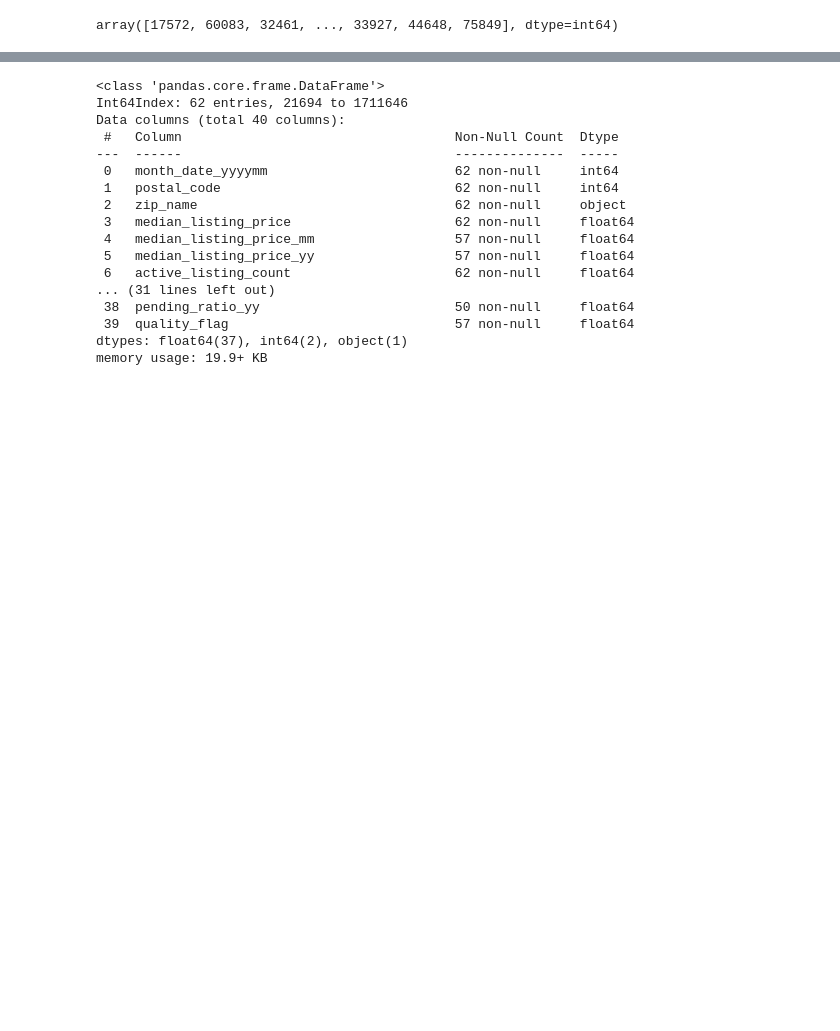
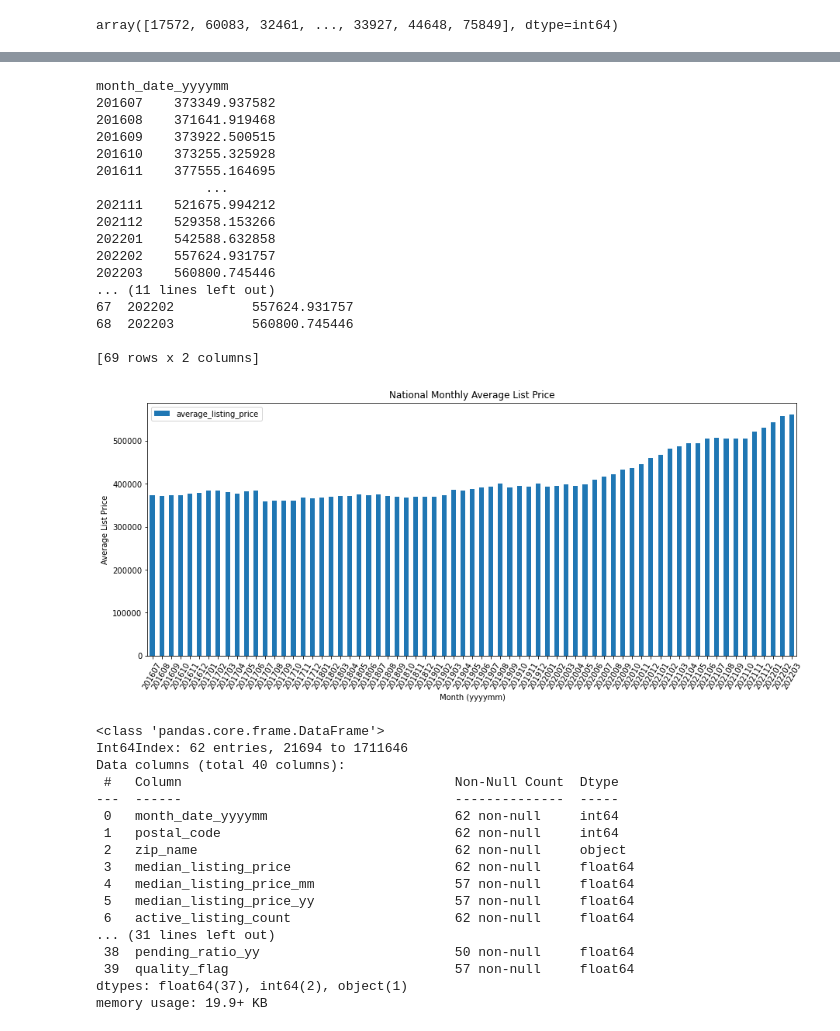
Before and after one commit to heatherkayb/heatherkayb_capstone, a Jupyter notebook: real_estate_capstone.ipynb, the cells around one changed output, grey strips where cells are left out. Cells and saved outputs as stored; diff of their text form; code cells hidden in the pictures; blank space fills up the shorter version.

```diff
--- a/real_estate_capstone.ipynb
+++ b/real_estate_capstone.ipynb
@@ -36,3 +74,39 @@ array([17572, 60083, 32461, ..., 33927, 44648, 75849], dtype=int64)
+# %%
+national_avg_list_price_by_month = inventory_core.groupby('month_date_yyyymm')['average_listing_price'].mean()
+#avg_active_listings_by_month = avg_active_listings_by_month.sort_values(ascending=False)
+print(national_avg_list_price_by_month)
+
+national_avg_list_price_by_month_df = pd.DataFrame(national_avg_list_price_by_month)
+national_avg_list_price_by_month_df.reset_index(inplace=True)
+national_avg_list_price_by_month_df.columns = ['yyyymm', 'average_listing_price']
+print(national_avg_list_price_by_month_df)
+
+national_avg_list_price_by_month_df.plot(x='yyyymm', y='average_listing_price', kind='bar')
+plt.title('National Monthly Average List Price')
+plt.ylabel('Average List Price')
+plt.xlabel('Month (yyyymm)')
+plt.xticks(rotation=60)
+plt.gcf().set_size_inches(15, 6)
+plt.show();
+# %% [output]
+month_date_yyyymm
+201607    373349.937582
+201608    371641.919468
+201609    373922.500515
+201610    373255.325928
+201611    377555.164695
+              ...
+202111    521675.994212
+202112    529358.153266
+202201    542588.632858
+202202    557624.931757
+202203    560800.745446
+... (11 lines left out)
+67  202202          557624.931757
+68  202203          560800.745446
+
+[69 rows x 2 columns]
+[figure, added]
 # %%
 zips = [37201, 37203, 37204, 37205, 37206, 37027, 37208, 37209, 37210, 37211, 37212, 37214, 37215, 37216, 37217, 37218, 37219, 37220, 37221, 37228, 37013, 37072, 37076, 37115, 37138]
 core_zips = inventory_core.loc[inventory_core['postal_code'].isin(zips)]
```
Also changed, not shown: parts of 5 cells of this notebook.
